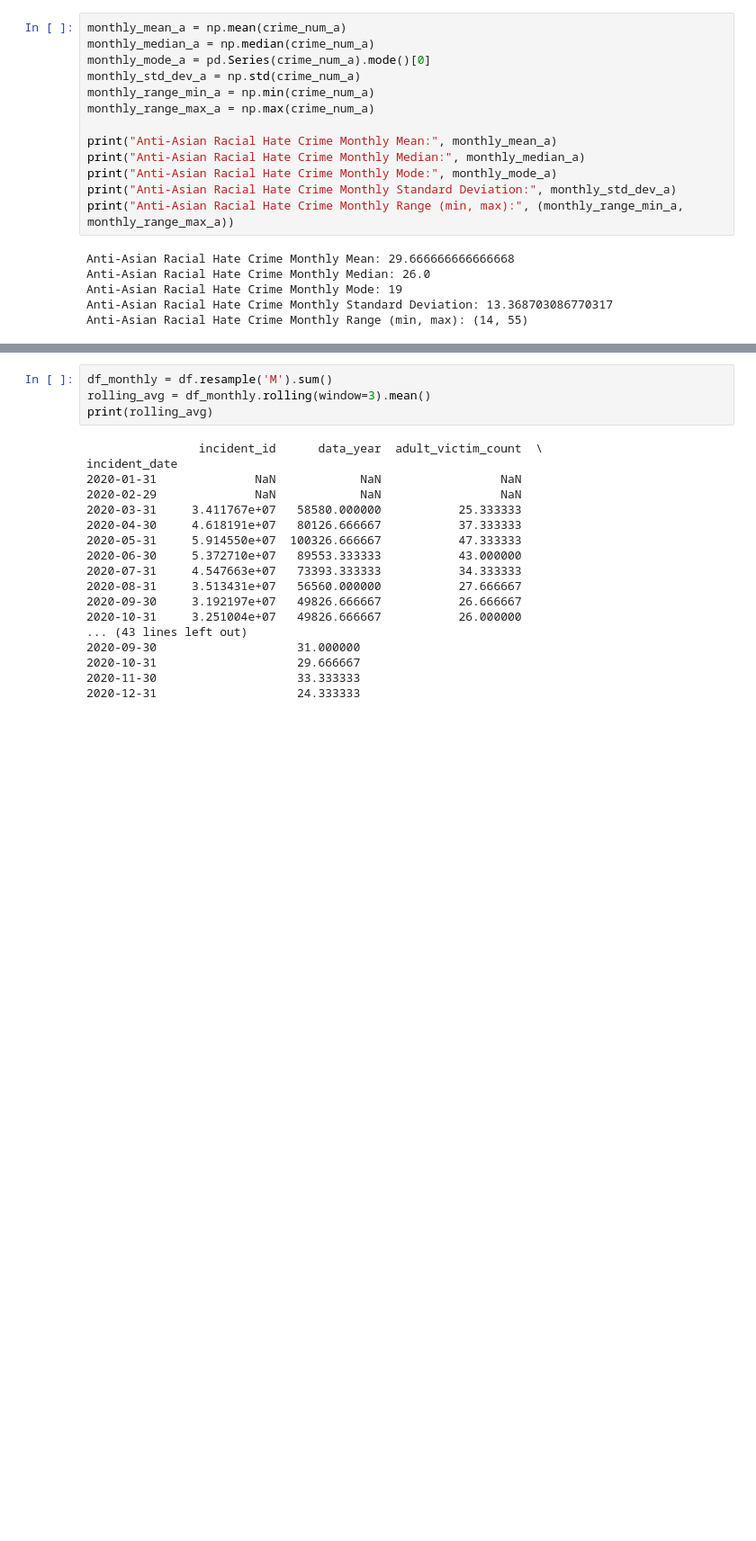
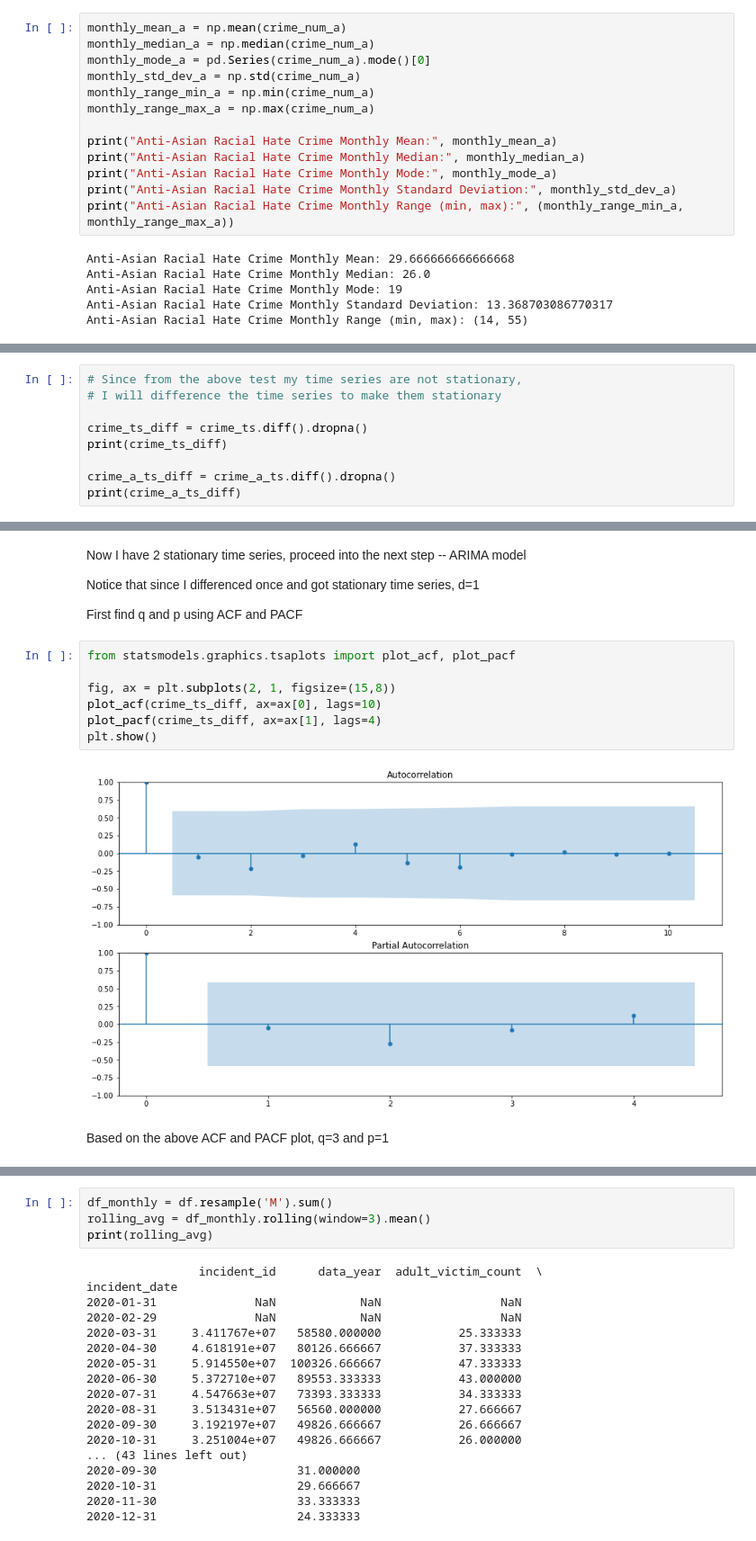
Before and after one commit to macs30200-s23/replication-materials-yuzhouw313, a Jupyter notebook: FBI_hatecrime/crime_analysis.ipynb, the cells around one changed output, grey strips where cells are left out. Shown at 90% size. Saved outputs shown, nothing was run; the diff lists cells and outputs as text; blank space fills up the shorter version.

```diff
--- a/FBI_hatecrime/crime_analysis.ipynb
+++ b/FBI_hatecrime/crime_analysis.ipynb
@@ -358,0 +463,9 @@ Anti-Asian Racial Hate Crime Monthly Range (min, max): (14, 55)
+# %%
+# Since from the above test my time series are not stationary,
+# I will difference the time series to make them stationary
+
+crime_ts_diff = crime_ts.diff().dropna()
+print(crime_ts_diff)
+
+crime_a_ts_diff = crime_a_ts.diff().dropna()
+print(crime_a_ts_diff)
@@ -358,0 +518,17 @@ Anti-Asian Racial Hate Crime Monthly Range (min, max): (14, 55)
+# %% [markdown]
+Now I have 2 stationary time series, proceed into the next step -- ARIMA model
+
+Notice that since I differenced once and got stationary time series, d=1
+
+First find q and p using ACF and PACF
+# %%
+from statsmodels.graphics.tsaplots import plot_acf, plot_pacf
+
+fig, ax = plt.subplots(2, 1, figsize=(15,8))
+plot_acf(crime_ts_diff, ax=ax[0], lags=10)
+plot_pacf(crime_ts_diff, ax=ax[1], lags=4)
+plt.show()
+# %% [output]
+[figure, added]
+# %% [markdown]
+Based on the above ACF and PACF plot, q=3 and p=1
```
Also changed, not shown: parts of 39 cells of this notebook, 2 other files.
